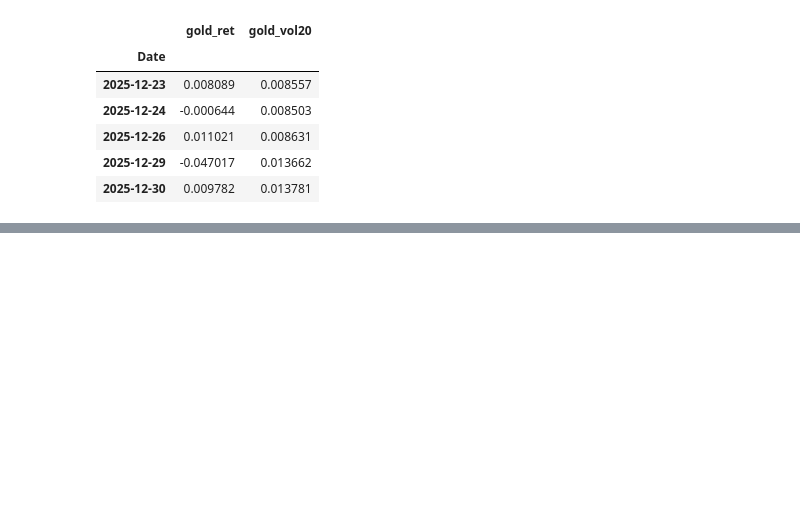
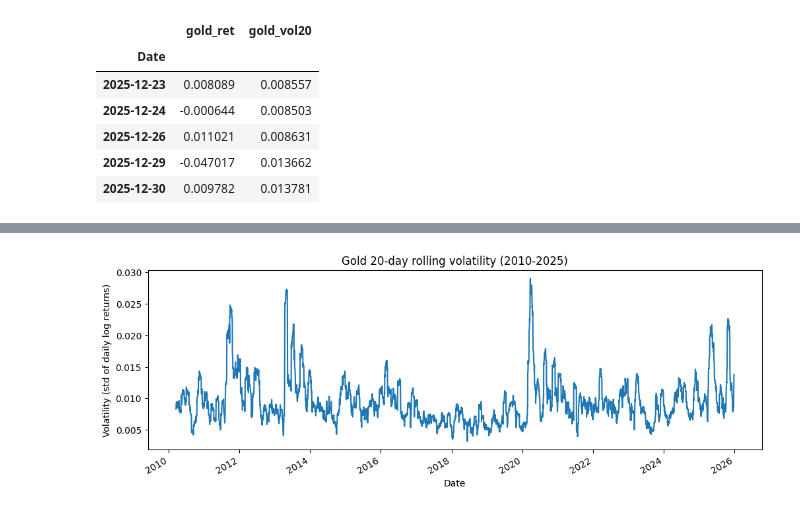
Before and after one commit to Mustafizb24/gold-directional-forecasting, a Jupyter notebook: gold_data_collection.ipynb, the cells around one changed output, grey strips where cells are left out. Cells and saved outputs as stored; diff of their text form; code cells hidden in the pictures; blank space fills up the shorter version.

```diff
--- a/gold_data_collection.ipynb
+++ b/gold_data_collection.ipynb
@@ -223,0 +241,7 @@ features.head()
+# %%
+# Plot gold's 20-day rolling volatility over time
+features["gold_vol20"].plot(figsize=(12,4), title = "Gold 20-day rolling volatility (2010-2025)")
+plt.ylabel("Volatility (std of daily log returns)")
+plt.show()
+# %% [output]
+[figure, added]
```
Also changed, not shown: parts of 3 cells of this notebook.
